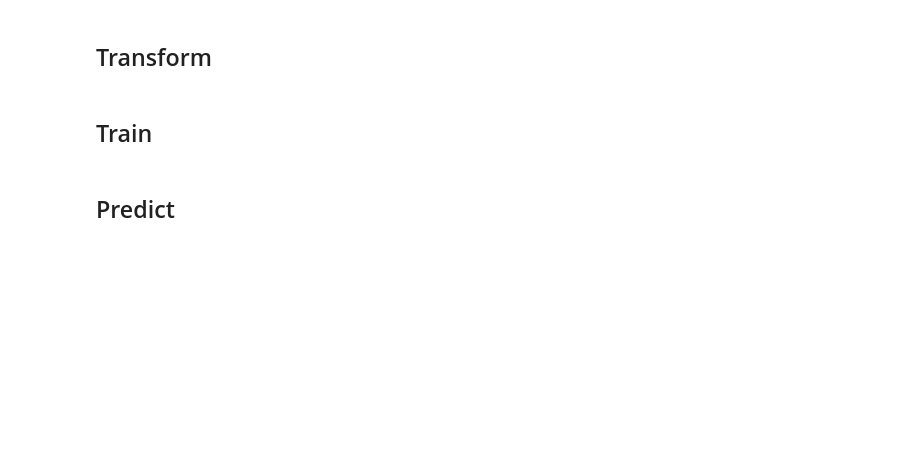
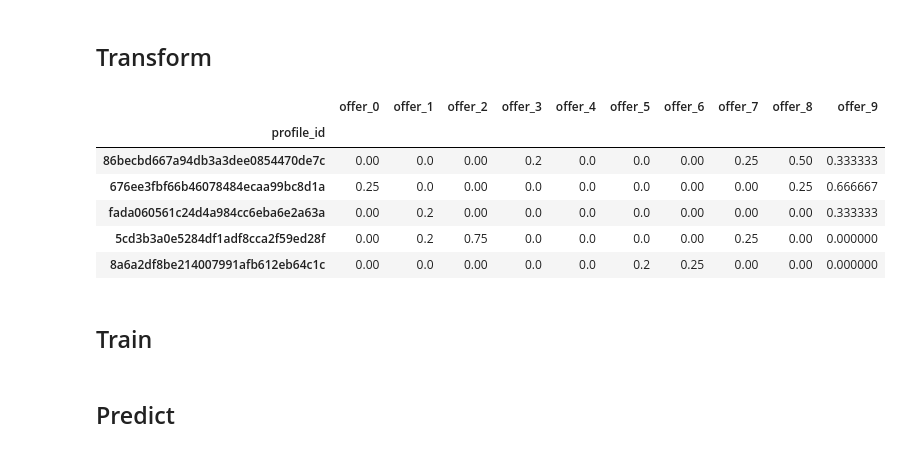
Before and after one commit to seobando/UDACITY_AWSML, a Jupyter notebook: 5-capstone-project/notebooks/model_matrix_factorization.ipynb, the cells around one changed output. Cells and saved outputs as stored; diff of their text form; code cells hidden in the pictures; blank space fills up the shorter version.

```diff
--- a/5-capstone-project/notebooks/model_matrix_factorization.ipynb
+++ b/5-capstone-project/notebooks/model_matrix_factorization.ipynb
@@ -49,18 +59,23 @@ features.head()
 ## Transform
 # %%
 # Create user-item matrix from the offer columns
-user_item_matrix = features.pivot_table(
-    index='profile_id',
-    values=['offer_0', 'offer_1', 'offer_2', 'offer_3', 'offer_4',
-            'offer_5', 'offer_6', 'offer_7', 'offer_8', 'offer_9'],
-    aggfunc='sum'
-)
+user_item_matrix = train.set_index("profile_id")
 
 # Normalize the matrix using min-max scaling to bring values between 0 and 1
 user_item_matrix_normalized = (user_item_matrix - user_item_matrix.min()) / (user_item_matrix.max() - user_item_matrix.min())
 
 # Fill NaN values with 0 as FunkSVD expects a dense matrix
 user_item_matrix_normalized = user_item_matrix_normalized.fillna(0)
+
+user_item_matrix_normalized.head()
+# %% [output]
+|  | offer_0 | offer_1 | offer_2 | offer_3 | offer_4 | offer_5 | offer_6 | offer_7 | offer_8 | offer_9 |
+| profile_id |  |  |  |  |  |  |  |  |  |  |
+| 86becbd667a94db3a3dee0854470de7c | 0.00 | 0.0 | 0.00 | 0.2 | 0.0 | 0.0 | 0.00 | 0.25 | 0.50 | 0.333333 |
+| 676ee3fbf66b46078484ecaa99bc8d1a | 0.25 | 0.0 | 0.00 | 0.0 | 0.0 | 0.0 | 0.00 | 0.00 | 0.25 | 0.666667 |
+| fada060561c24d4a984cc6eba6e2a63a | 0.00 | 0.2 | 0.00 | 0.0 | 0.0 | 0.0 | 0.00 | 0.00 | 0.00 | 0.333333 |
+| 5cd3b3a0e5284df1adf8cca2f59ed28f | 0.00 | 0.2 | 0.75 | 0.0 | 0.0 | 0.0 | 0.00 | 0.25 | 0.00 | 0.000000 |
+| 8a6a2df8be214007991afb612eb64c1c | 0.00 | 0.0 | 0.00 | 0.0 | 0.0 | 0.2 | 0.25 | 0.00 | 0.00 | 0.000000 |
 # %% [markdown]
 ## Train
 # %%
```
Also changed, not shown: parts of 8 cells of this notebook, 4 other files.
